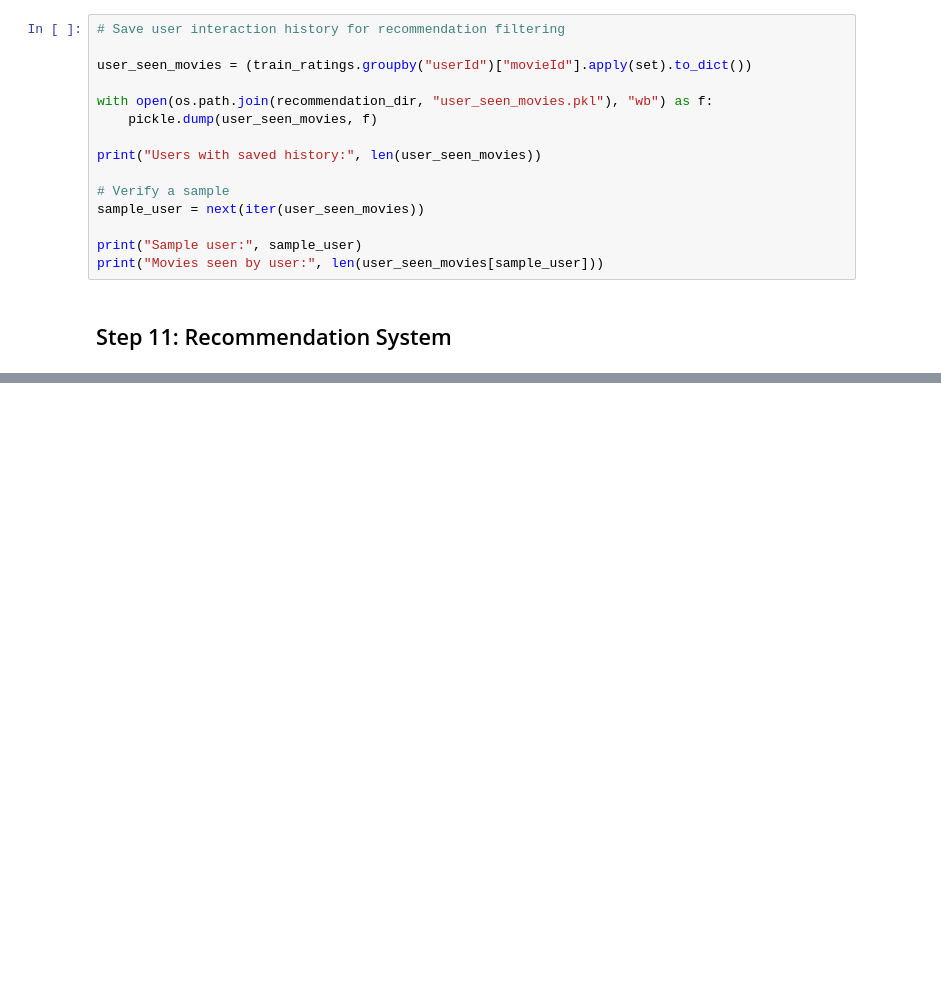
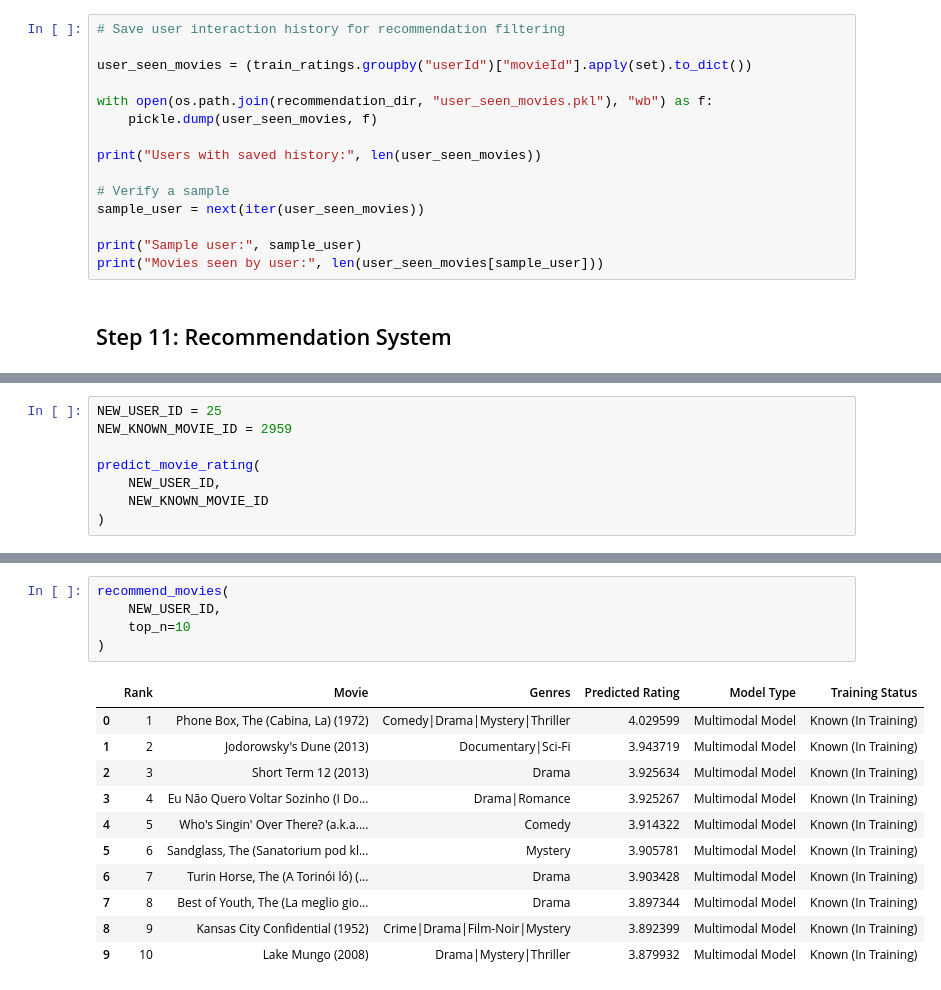
Before and after one commit to Hemanthsai456/Leveraging-Poster-and-Trailer-Audio-Embeddings-for-Cold-Start-Movie-Recommendation, a Jupyter notebook: notebooks/01_Notebook.ipynb, the cells around one changed output, grey strips where cells are left out. Cells and saved outputs as stored; diff of their text form; blank space fills up the shorter version.

```diff
--- a/notebooks/01_Notebook.ipynb
+++ b/notebooks/01_Notebook.ipynb
@@ -2566,0 +2848,8 @@ NameError: name 'movies' is not defined
+# %%
+NEW_USER_ID = 25
+NEW_KNOWN_MOVIE_ID = 2959
+
+predict_movie_rating(
+    NEW_USER_ID,
+    NEW_KNOWN_MOVIE_ID
+)
@@ -2566,0 +2881,17 @@ NameError: name 'movies' is not defined
+# %%
+recommend_movies(
+    NEW_USER_ID,
+    top_n=10
+)
+# %% [output]
+|  | Rank | Movie | Genres | Predicted Rating | Model Type | Training Status |
+| 0 | 1 | Phone Box, The (Cabina, La) (1972) | Comedy|Drama|Mystery|Thriller | 4.029599 | Multimodal Model | Known (In Training) |
+| 1 | 2 | Jodorowsky's Dune (2013) | Documentary|Sci-Fi | 3.943719 | Multimodal Model | Known (In Training) |
+| 2 | 3 | Short Term 12 (2013) | Drama | 3.925634 | Multimodal Model | Known (In Training) |
+| 3 | 4 | Eu Não Quero Voltar Sozinho (I Do... | Drama|Romance | 3.925267 | Multimodal Model | Known (In Training) |
+| 4 | 5 | Who's Singin' Over There? (a.k.a.... | Comedy | 3.914322 | Multimodal Model | Known (In Training) |
+| 5 | 6 | Sandglass, The (Sanatorium pod kl... | Mystery | 3.905781 | Multimodal Model | Known (In Training) |
+| 6 | 7 | Turin Horse, The (A Torinói ló) (... | Drama | 3.903428 | Multimodal Model | Known (In Training) |
+| 7 | 8 | Best of Youth, The (La meglio gio... | Drama | 3.897344 | Multimodal Model | Known (In Training) |
+| 8 | 9 | Kansas City Confidential (1952) | Crime|Drama|Film-Noir|Mystery | 3.892399 | Multimodal Model | Known (In Training) |
+| 9 | 10 | Lake Mungo (2008) | Drama|Mystery|Thriller | 3.879932 | Multimodal Model | Known (In Training) |
```
Also changed, not shown: parts of 15 cells of this notebook, 6 other files.
